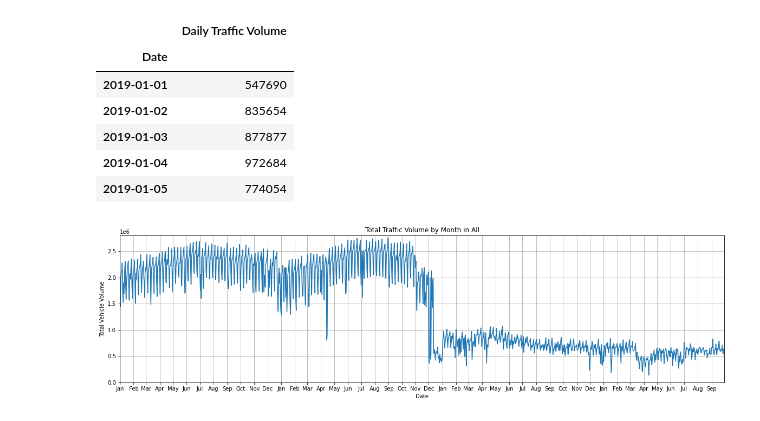
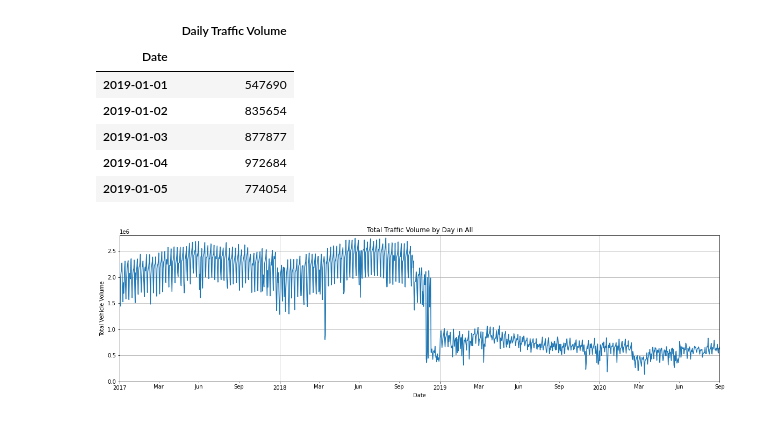
Before and after one commit to gonzaloreusch/Air-Quality, a Jupyter notebook: DataFrames/traffic.ipynb, the cells around one changed output. Saved outputs shown, nothing was run; the diff lists cells and outputs as text; code cells hidden in the pictures.

```diff
--- a/DataFrames/traffic.ipynb
+++ b/DataFrames/traffic.ipynb
@@ -69,34 +69,34 @@ daily_traffic['2019'].head()
 # %%
 
 # Select year for graph, or 'All' for every year
 year_select = 'All'
 
 x = daily_traffic[year_select].index
 y = daily_traffic[year_select]['Daily Traffic Volume']
 
 # graph date ticks
 plt.figure(figsize=(20,5))
 ax = plt.gca()
 dates = daily_traffic[year_select].index
 dates = [datetime.strptime(d, "%Y-%m-%d") for d in dates]
 plt.plot(dates, y)
 ax.set_xlim([dates[0], dates[-1]])
 
-ax.xaxis.set_major_locator(mdates.MonthLocator(bymonthday=1))
-ax.xaxis.set_minor_locator(mdates.MonthLocator())
-ax.xaxis.set_minor_formatter(plt.NullFormatter())
-ax.xaxis.set_major_formatter(mdates.DateFormatter('%b'))
+ax.xaxis.set_major_locator(mdates.YearLocator())
+ax.xaxis.set_major_formatter(mdates.DateFormatter('%Y'))
+ax.xaxis.set_minor_locator(mdates.MonthLocator(bymonth=(3,6,9), bymonthday=-1))
+ax.xaxis.set_minor_formatter(mdates.DateFormatter('%b'))
+
 
 # graph formatting
-
-plt.title(f'Total Traffic Volume by Month in {year_select}')
+plt.title(f'Total Traffic Volume by Day in {year_select}')
 ax.grid(axis='both')
-#plt.xlim(0,30)
 plt.ylim(0,2800000)
 plt.xticks(rotation=0)
 plt.xlabel('Date')
 plt.ylabel('Total Vehicle Volume')
 
+plt.savefig('../Images/Traffic-All.jpg')
 plt.show()
 # %% [output]
-[figure, old version]
+[figure, new version]
```
Also changed, not shown: parts of 1 cell of this notebook.
